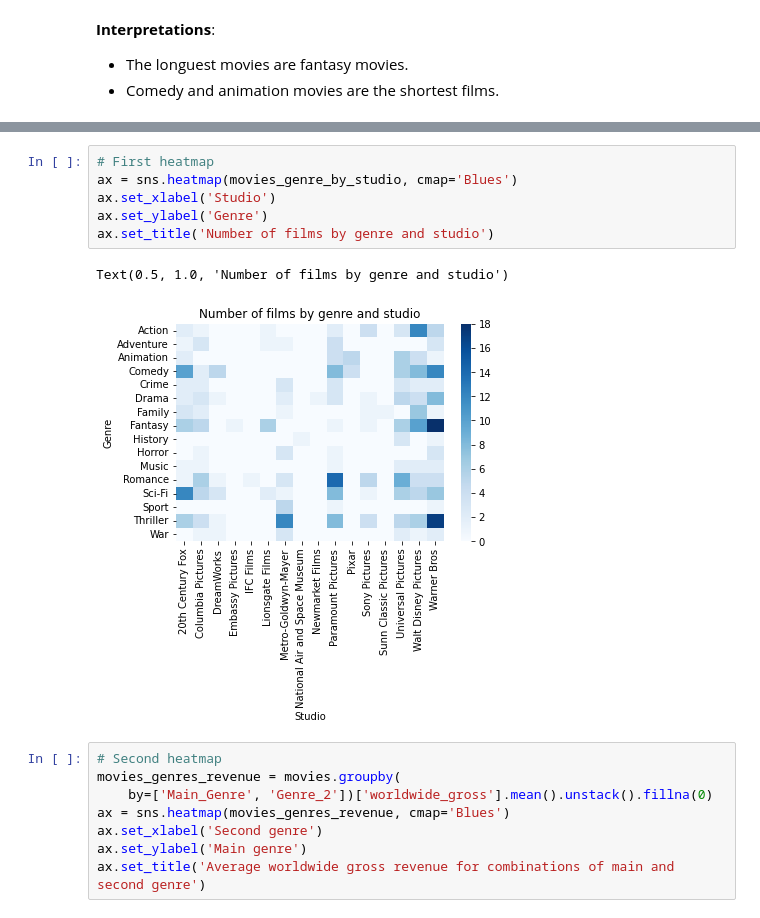
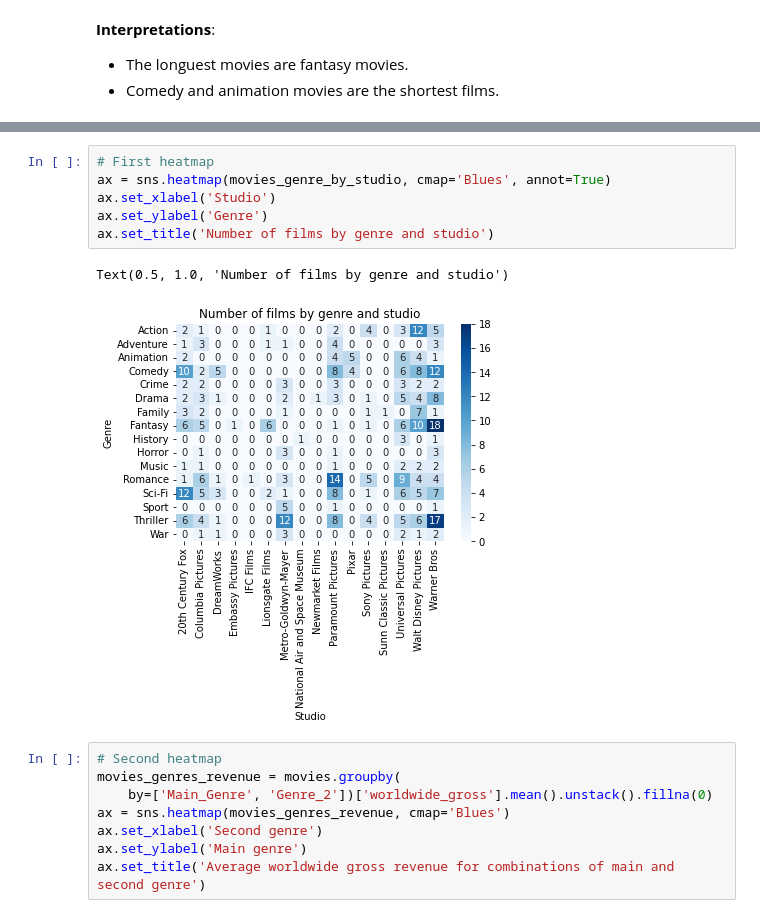
Before and after one commit to Quentin18/2021, a Jupyter notebook: Tutorials/02 - Data viz and data from the web/Becoming a DataVizard exercise.ipynb, the cells around one changed output, grey strips where cells are left out. Drawn from its saved outputs; the diff is of its cells as text.

```diff
--- a/Tutorials/02 - Data viz and data from the web/Becoming a DataVizard exercise.ipynb
+++ b/Tutorials/02 - Data viz and data from the web/Becoming a DataVizard exercise.ipynb
@@ -327,13 +331,13 @@ movies_genre_by_studio
 | War | 0 | 1 | 1 | 0 | 0 | 0 | ... |
 # %%
 # First heatmap
-ax = sns.heatmap(movies_genre_by_studio, cmap='Blues')
+ax = sns.heatmap(movies_genre_by_studio, cmap='Blues', annot=True)
 ax.set_xlabel('Studio')
 ax.set_ylabel('Genre')
 ax.set_title('Number of films by genre and studio')
 # %% [output]
 Text(0.5, 1.0, 'Number of films by genre and studio')
-[figure, old version]
+[figure, new version]
 # %%
 # Second heatmap
 movies_genres_revenue = movies.groupby(
```
Also changed, not shown: parts of 8 cells of this notebook.
